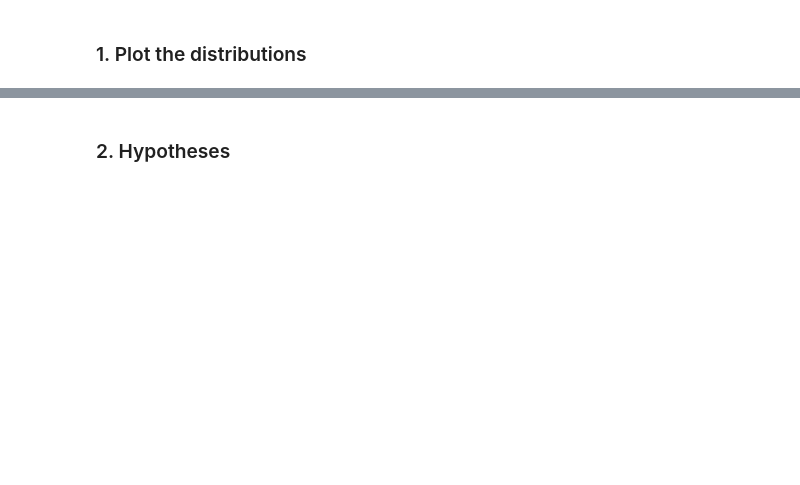
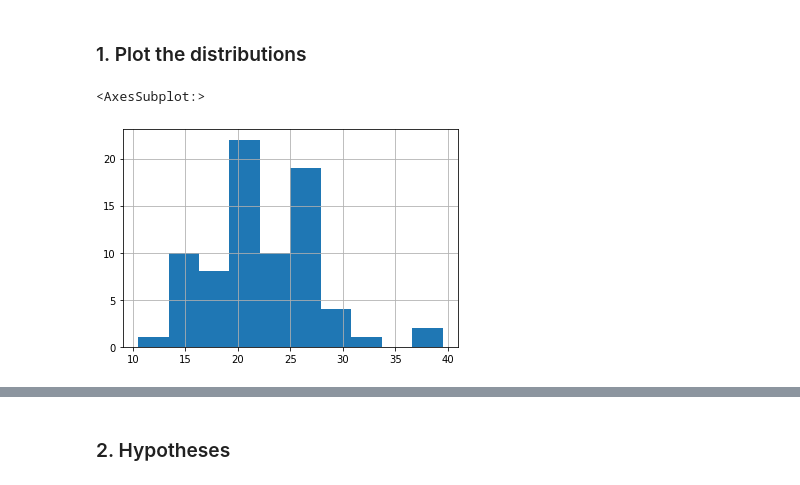
Before and after one commit to brianclements03/statistics-exercises, a Jupyter notebook: hypothesis_testing.ipynb, the cells around one changed output, grey strips where cells are left out. Cells and saved outputs as stored; diff of their text form; code cells hidden in the pictures; blank space fills up the shorter version.

```diff
--- a/hypothesis_testing.ipynb
+++ b/hypothesis_testing.ipynb
@@ -211,2 +220,10 @@ t, p / 2, α
+# %%
+mpg_manual = mpg[mpg.trans.str.startswith('m')].avg_mpg
+mpg_auto = mpg[mpg.trans.str.startswith('auto')].avg_mpg
 # %% [markdown]
 ### 1. Plot the distributions
+# %%
+mpg_manual.hist()
+# %% [output]
+<AxesSubplot:>
+[figure, added]
```
Also changed, not shown: parts of 8 cells of this notebook.
